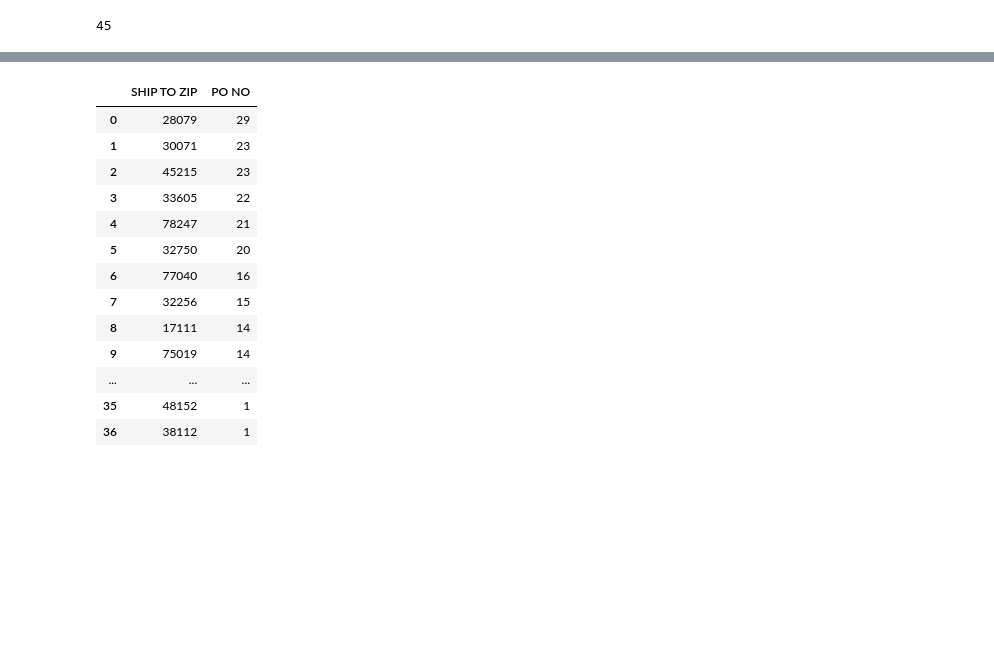
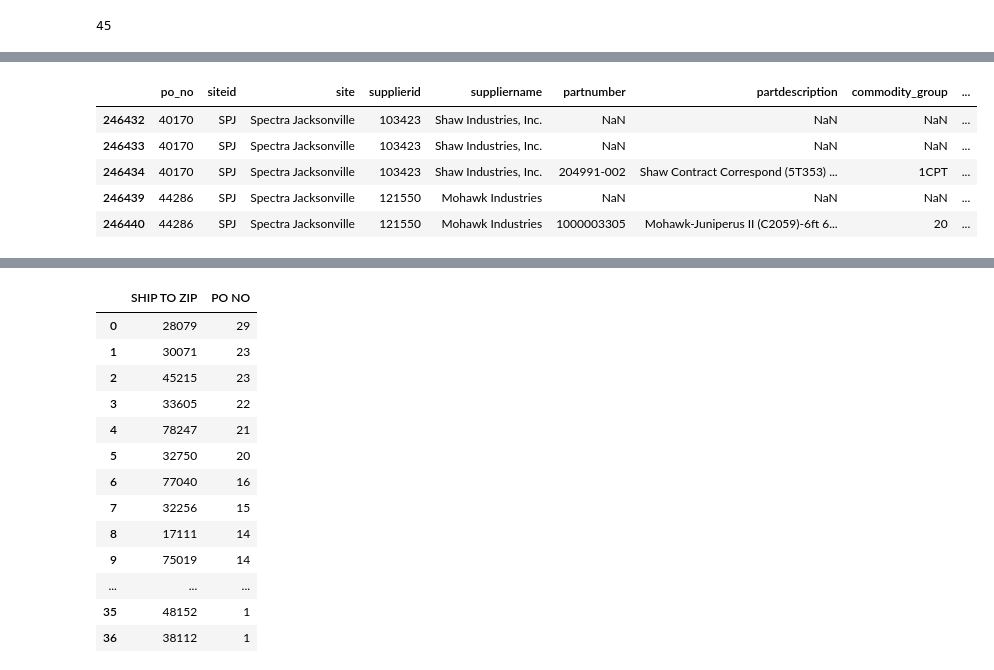
Before and after one commit to Zhuwaki/diverzify_freight_analysis, a Jupyter notebook: notebooks/nigel_04042025_freight_analysis.ipynb, the cells around one changed output, grey strips where cells are left out. Saved outputs shown, nothing was run; the diff lists cells and outputs as text; code cells hidden in the pictures; blank space fills up the shorter version.

```diff
--- a/notebooks/nigel_04042025_freight_analysis.ipynb
+++ b/notebooks/nigel_04042025_freight_analysis.ipynb
@@ -486,0 +486,5 @@ final_filtered_df['SITE'].nunique()
+# %%
+# === Filter for specific sites ===
+# Filter the DataFrame for specific sites
+df_sites = final_filtered_df[final_filtered_df['SITE'].isin(['SPJ','SPW','SPT'])]
+df_sites.shape
@@ -486,0 +508,33 @@ final_filtered_df['SITE'].nunique()
+# %%
+template_columns = ['PO NO','ACCOUNT', 'ACCOUNT DESCRIPTION', 'SITE','SITE DESCRIPTION','SUPPLIER NO', 'SUPPLIER NAME', 'PART NO', 'PART DESCRIPTION','Commodity Group','Description','INVOICED LINE QTY','INV UOM', 'PROJECT_FREIGHT_COST',]
+# %%
+# Define the mapping of template columns to the desired column names
+column_mapping = {
+    'PO NO': 'po_no',
+    'ACCOUNT':'account',
+    'ACCOUNT DESCRIPTION':'account_description',
+    'SITE': 'siteid',
+    'SITE DESCRIPTION': 'site',
+    'SUPPLIER NO': 'supplierid',
+    'SUPPLIER NAME': 'suppliername',
+    'INVOICED LINE QTY': 'quantity',
+    'PART NO': 'partnumber',
+    'PART DESCRIPTION':'partdescription',
+    'Commodity Group': 'commodity_group',
+    'Description': 'commoditydescription',
+    'PROJECT_FREIGHT_COST': 'po_freight_cost',
+    'INV UOM': 'uom'
+}
+
+# Rename the columns in the DataFrame
+mapped_df = df_sites[template_columns].rename(columns=column_mapping)
+
+# Display the first few rows of the mapped DataFrame
+mapped_df.head()
+# %% [output]
+|  | po_no | siteid | site | supplierid | suppliername | partnumber | partdescription | commodity_group | ... |
+| 246432 | 40170 | SPJ | Spectra Jacksonville | 103423 | Shaw Industries, Inc. | NaN | NaN | NaN | ... |
+| 246433 | 40170 | SPJ | Spectra Jacksonville | 103423 | Shaw Industries, Inc. | NaN | NaN | NaN | ... |
+| 246434 | 40170 | SPJ | Spectra Jacksonville | 103423 | Shaw Industries, Inc. | 204991-002 | Shaw Contract Correspond (5T353) ... | 1CPT | ... |
+| 246439 | 44286 | SPJ | Spectra Jacksonville | 121550 | Mohawk Industries | NaN | NaN | NaN | ... |
+| 246440 | 44286 | SPJ | Spectra Jacksonville | 121550 | Mohawk Industries | 1000003305 | Mohawk-Juniperus II (C2059)-6ft 6... | 20 | ... |
```
Also changed, not shown: parts of 6 cells of this notebook.
